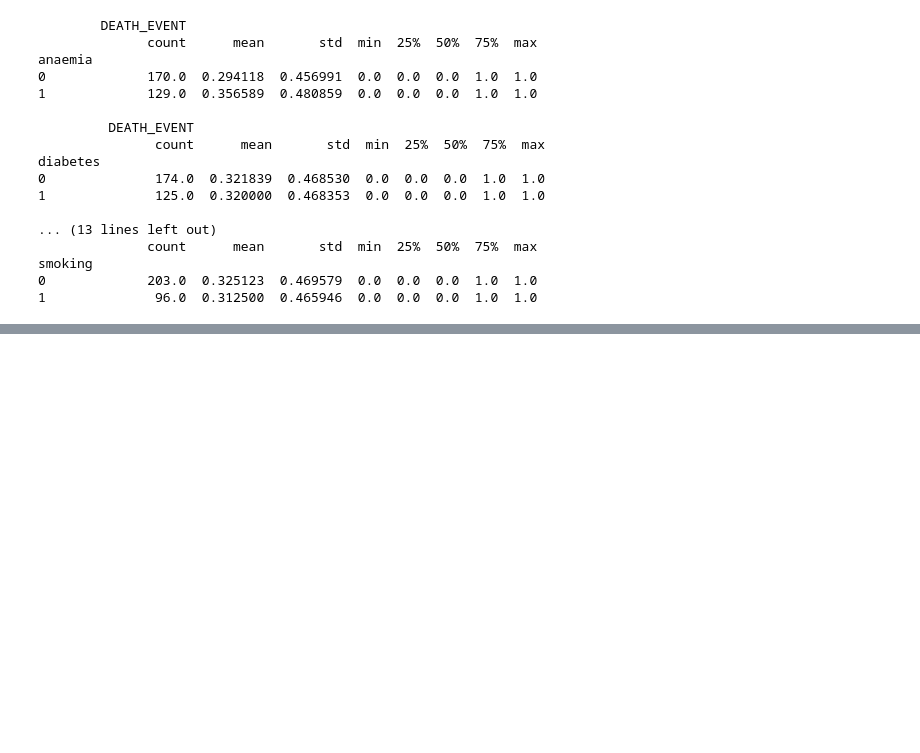
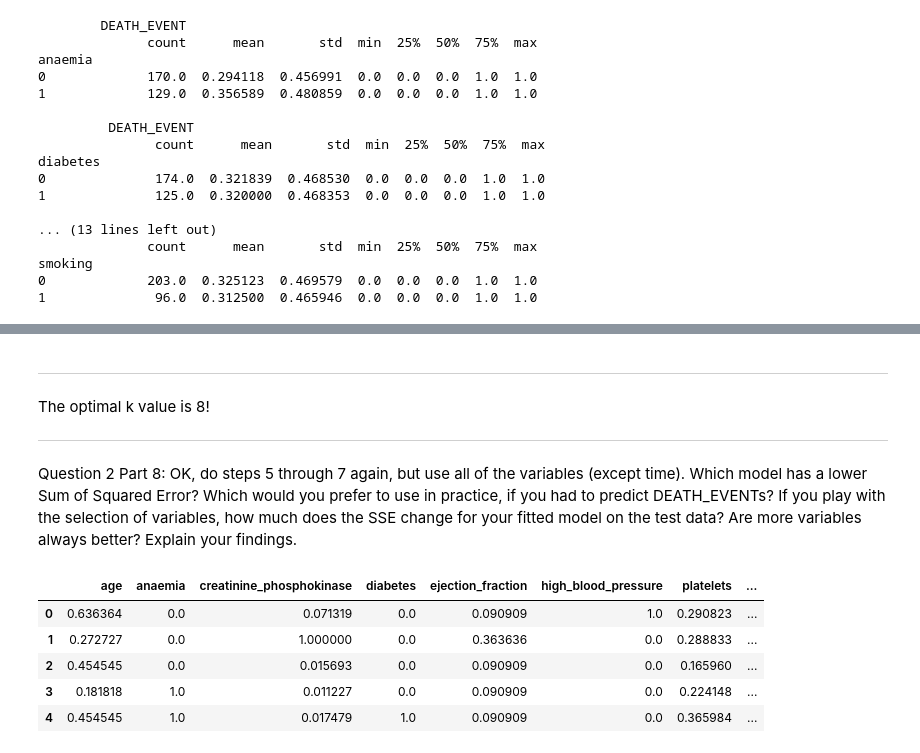
Before and after one commit to vrhughes/knn, a Jupyter notebook: assignment_knn.ipynb, the cells around one changed output, grey strips where cells are left out. Drawn from its saved outputs; the diff is of its cells as text; code cells hidden in the pictures; blank space fills up the shorter version.

```diff
--- a/assignment_knn.ipynb
+++ b/assignment_knn.ipynb
@@ -253,0 +322,23 @@ smoking
+# %% [markdown]
+---
+
+The optimal k value is 8!
+
+---
+# %% [markdown]
+Question 2 Part 8: OK, do steps 5 through 7 again, but use all of the variables (except time). Which model has a lower Sum of Squared Error? Which would you prefer to use in practice, if you had to predict DEATH_EVENTs? If you play with the selection of variables, how much does the SSE change for your fitted model on the test data? Are more variables always better? Explain your findings.
+# %%
+# making second X table
+X2 = heart.loc[:,['age', 'anaemia', 'creatinine_phosphokinase', 'diabetes', 'ejection_fraction', 'high_blood_pressure', 'platelets', 'serum_creatinine', 'serum_sodium', 'sex', 'smoking']]
+y2 = heart['DEATH_EVENT']
+
+# normalizing X
+X2 = X2.apply(maxmin)
+X2.head()
+# %% [output]
+|  | age | anaemia | creatinine_phosphokinase | diabetes | ejection_fraction | high_blood_pressure | platelets | ... |
+| 0 | 0.636364 | 0.0 | 0.071319 | 0.0 | 0.090909 | 1.0 | 0.290823 | ... |
+| 1 | 0.272727 | 0.0 | 1.000000 | 0.0 | 0.363636 | 0.0 | 0.288833 | ... |
+| 2 | 0.454545 | 0.0 | 0.015693 | 0.0 | 0.090909 | 0.0 | 0.165960 | ... |
+| 3 | 0.181818 | 1.0 | 0.011227 | 0.0 | 0.090909 | 0.0 | 0.224148 | ... |
+| 4 | 0.454545 | 1.0 | 0.017479 | 1.0 | 0.090909 | 0.0 | 0.365984 | ... |
```
Also changed, not shown: parts of 8 cells of this notebook.
